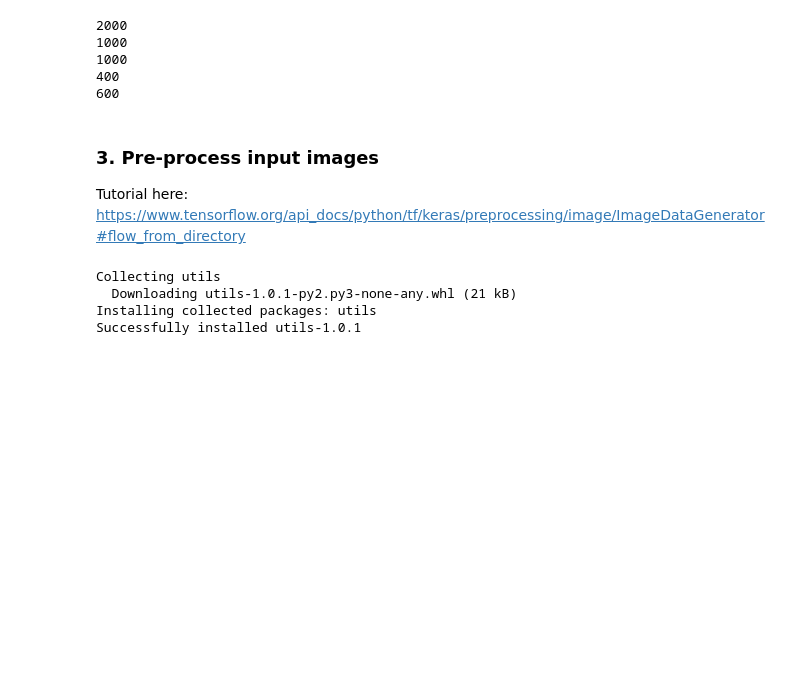
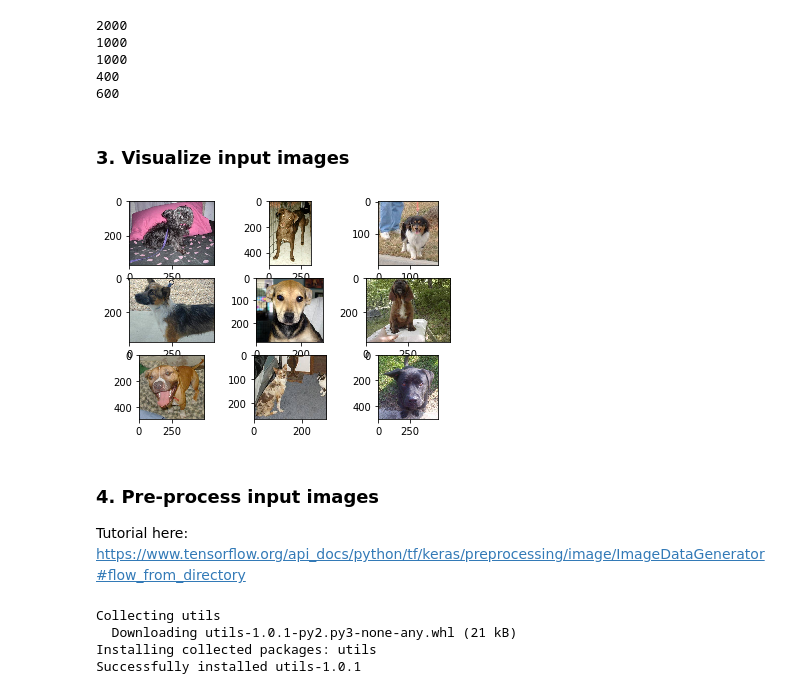
Before and after one commit to Orthologues/DM873-DeepLearning, a Jupyter notebook: project1/Project1.1.ipynb, the cells around one changed output. Cells and saved outputs as stored; diff of their text form; code cells hidden in the pictures; blank space fills up the shorter version.

```diff
--- a/project1/Project1.1.ipynb
+++ b/project1/Project1.1.ipynb
@@ -25,8 +25,28 @@ ls catdog_data/validation/*/*|wc -l
 1000
 400
 600
+# %% [markdown]
+### 3. Visualize input images
+# %%
+# plot dog photos from the dogs vs cats dataset
+# define location of dataset
+folder = 'catdog_data/train/dogs/'
+# plot first few images
+for i in range(9):
+    # define subplot
+    pyplot.subplot(3, 3, i+1)
+    # define filename
+    filename = f"{folder}dog.{str(i)}.jpg"
+    # load image pixels
+    image = imread(filename)
+    # plot raw pixel data
+    pyplot.imshow(image)
+# show the figure
+pyplot.show()
+# %% [output]
+[figure, added]
 # %% [markdown]
-### 3. Pre-process input images
+### 4. Pre-process input images
 Tutorial here: https://www.tensorflow.org/api_docs/python/tf/keras/preprocessing/image/ImageDataGenerator#flow_from_directory
 # %%
 %%bash
```
Also changed, not shown: parts of 6 cells of this notebook, 1 other file.
